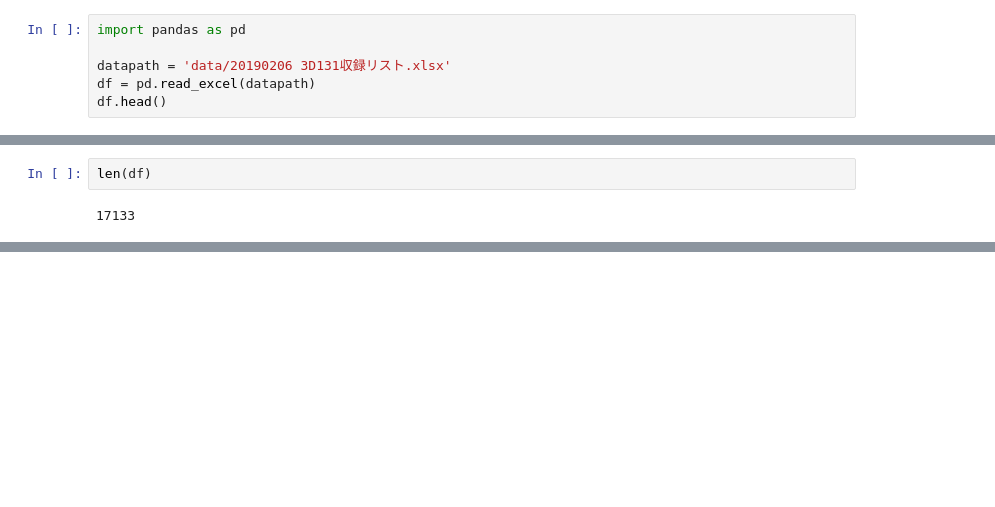
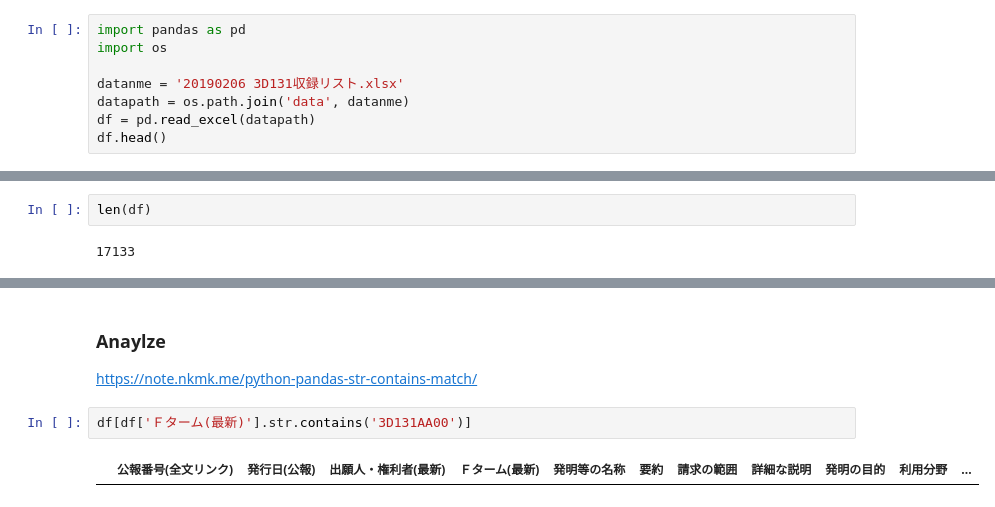
Before and after one commit to takatogoto/textmining, a Jupyter notebook: read_xlsx.ipynb, the cells around one changed output, grey strips where cells are left out. Drawn from its saved outputs; the diff is of its cells as text; blank space fills up the shorter version.

```diff
--- a/read_xlsx.ipynb
+++ b/read_xlsx.ipynb
@@ -3,8 +3,10 @@
 https://note.nkmk.me/python-pandas-read-excel/
 # %%
 import pandas as pd
+import os
 
-datapath = 'data/20190206 3D131収録リスト.xlsx'
+datanme = '20190206 3D131収録リスト.xlsx'
+datapath = os.path.join('data', datanme)
 df = pd.read_excel(datapath)
 df.head()
 # %% [output]
@@ -124,0 +140,7 @@ df.tail()
+# %% [markdown]
+### Anaylze #
+https://note.nkmk.me/python-pandas-str-contains-match/
+# %%
+df[df['Ｆターム(最新)'].str.contains('3D131AA00')]
+# %% [output]
+|  | 公報番号(全文リンク) | 発行日(公報) | 出願人・権利者(最新) | Ｆターム(最新) | 発明等の名称 | 要約 | 請求の範囲 | 詳細な説明 | 発明の目的 | 利用分野 | ... |
```
Also changed, not shown: parts of 4 cells of this notebook, 1 other file.
